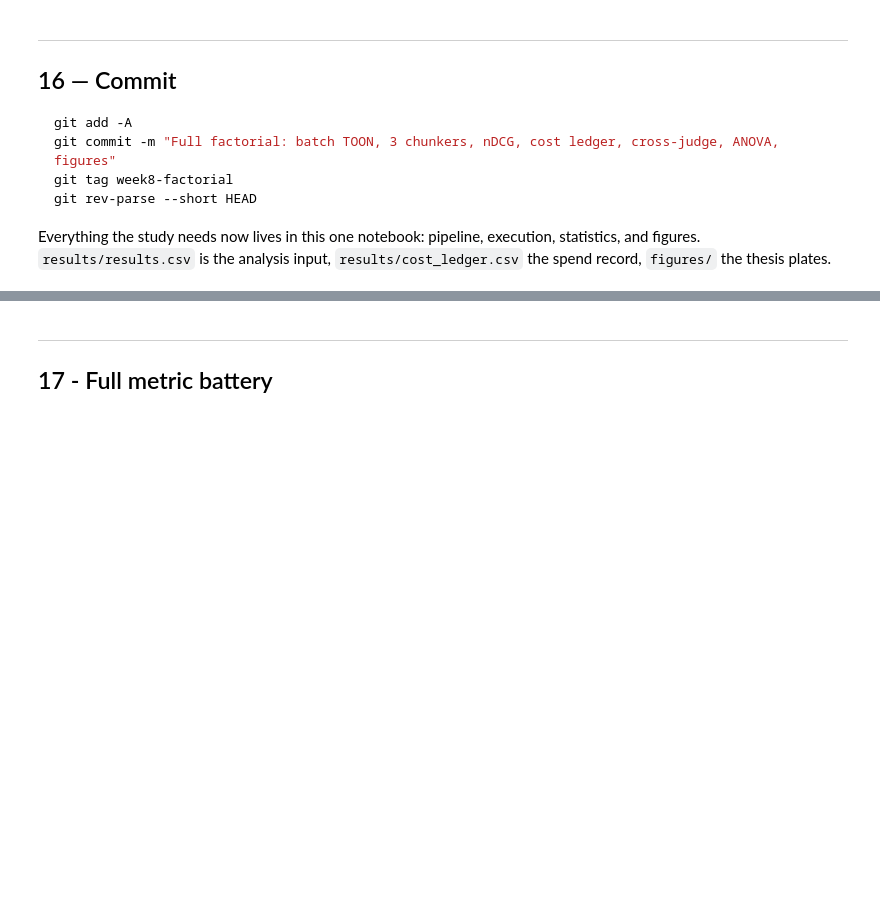
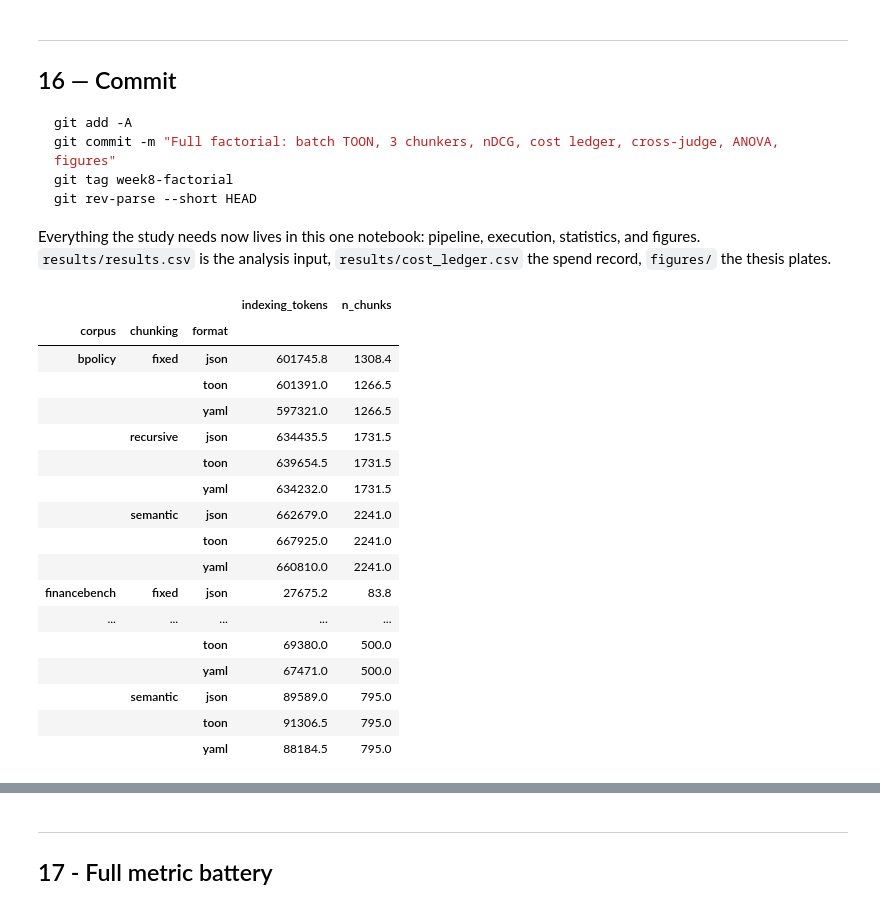
Before and after one commit to Enasnayel/RAG-Context, a Jupyter notebook: RAG.ipynb, the cells around one changed output, grey strips where cells are left out. Drawn from its saved outputs; the diff is of its cells as text; code cells hidden in the pictures; blank space fills up the shorter version.

```diff
--- a/RAG.ipynb
+++ b/RAG.ipynb
@@ -2835,3 +2843,24 @@ git rev-parse --short HEAD
 Everything the study needs now lives in this one notebook: pipeline, execution,
 statistics, and figures. `results/results.csv` is the analysis input,
 `results/cost_ledger.csv` the spend record, `figures/` the thesis plates.
+# %%
+ir.groupby(["corpus","chunking","format"])[["indexing_tokens","n_chunks"]].mean()
+# %% [output]
+|  |  |  | indexing_tokens | n_chunks |
+| corpus | chunking | format |  |  |
+| bpolicy | fixed | json | 601745.8 | 1308.4 |
+|  |  | toon | 601391.0 | 1266.5 |
+|  |  | yaml | 597321.0 | 1266.5 |
+|  | recursive | json | 634435.5 | 1731.5 |
+|  |  | toon | 639654.5 | 1731.5 |
+|  |  | yaml | 634232.0 | 1731.5 |
+|  | semantic | json | 662679.0 | 2241.0 |
+|  |  | toon | 667925.0 | 2241.0 |
+|  |  | yaml | 660810.0 | 2241.0 |
+| financebench | fixed | json | 27675.2 | 83.8 |
+| ... | ... | ... | ... | ... |
+|  |  | toon | 69380.0 | 500.0 |
+|  |  | yaml | 67471.0 | 500.0 |
+|  | semantic | json | 89589.0 | 795.0 |
+|  |  | toon | 91306.5 | 795.0 |
+|  |  | yaml | 88184.5 | 795.0 |
```
Also changed, not shown: parts of 10 cells of this notebook, 26 other files.
